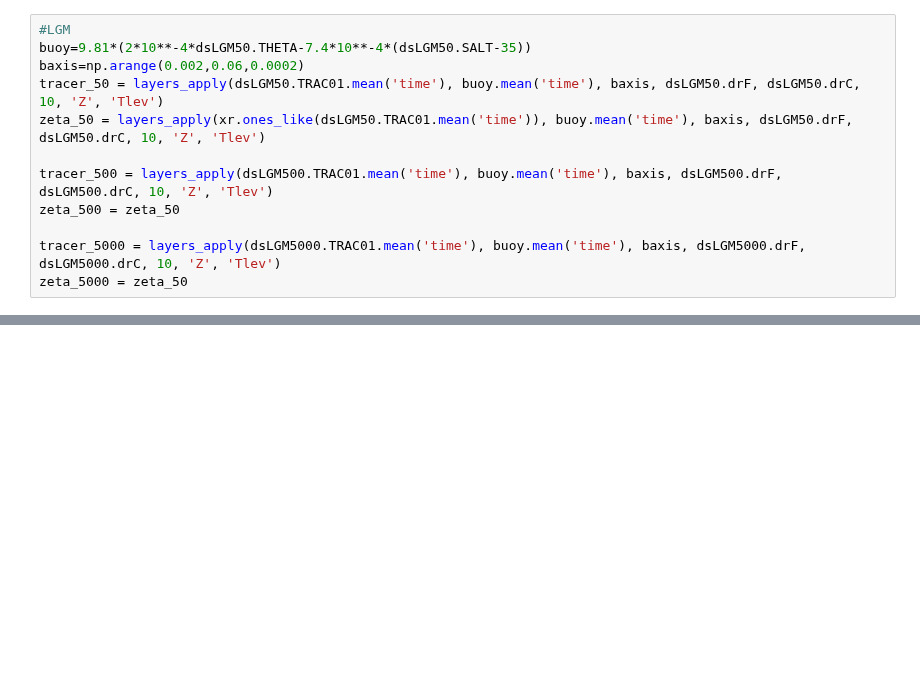
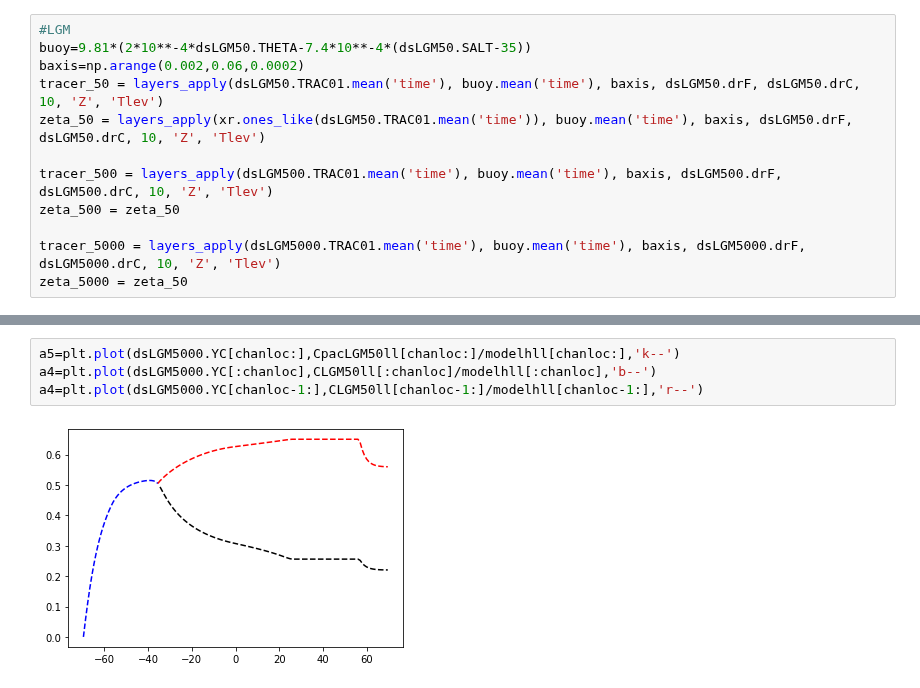
Before and after one commit to anthony-meza/test_age_framework, a Jupyter notebook: redi_theory_LGM2.ipynb, the cells around one changed output, grey strips where cells are left out. Cells and saved outputs as stored; diff of their text form; blank space fills up the shorter version.

```diff
--- a/redi_theory_LGM2.ipynb
+++ b/redi_theory_LGM2.ipynb
@@ -328,0 +331,6 @@ Warning: theta_in may not be monotonically ascending/descending
+# %%
+a5=plt.plot(dsLGM5000.YC[chanloc:],CpacLGM50ll[chanloc:]/modelhll[chanloc:],'k--')
+a4=plt.plot(dsLGM5000.YC[:chanloc],CLGM50ll[:chanloc]/modelhll[:chanloc],'b--')
+a4=plt.plot(dsLGM5000.YC[chanloc-1:],CLGM50ll[chanloc-1:]/modelhll[chanloc-1:],'r--')
+# %% [output]
+[figure, added]
```
Also changed, not shown: parts of 3 cells of this notebook, 1 other file.
